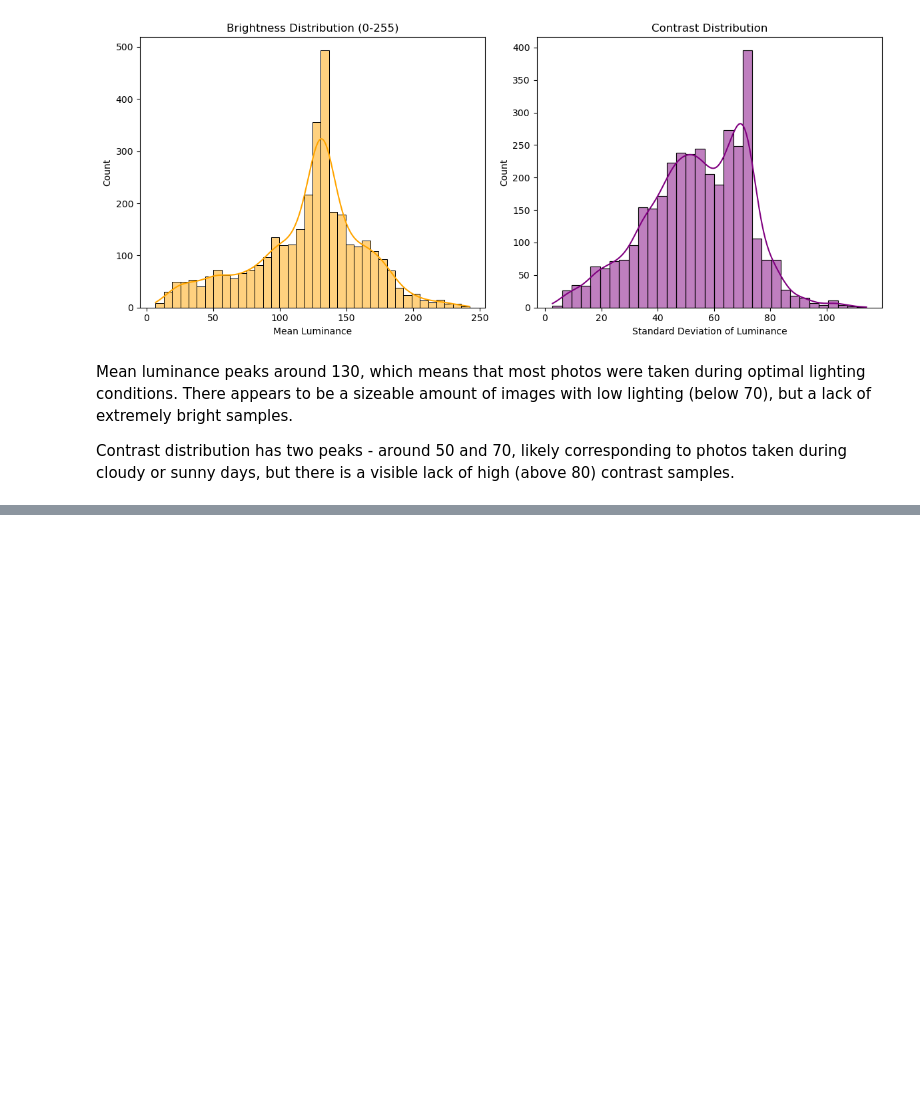
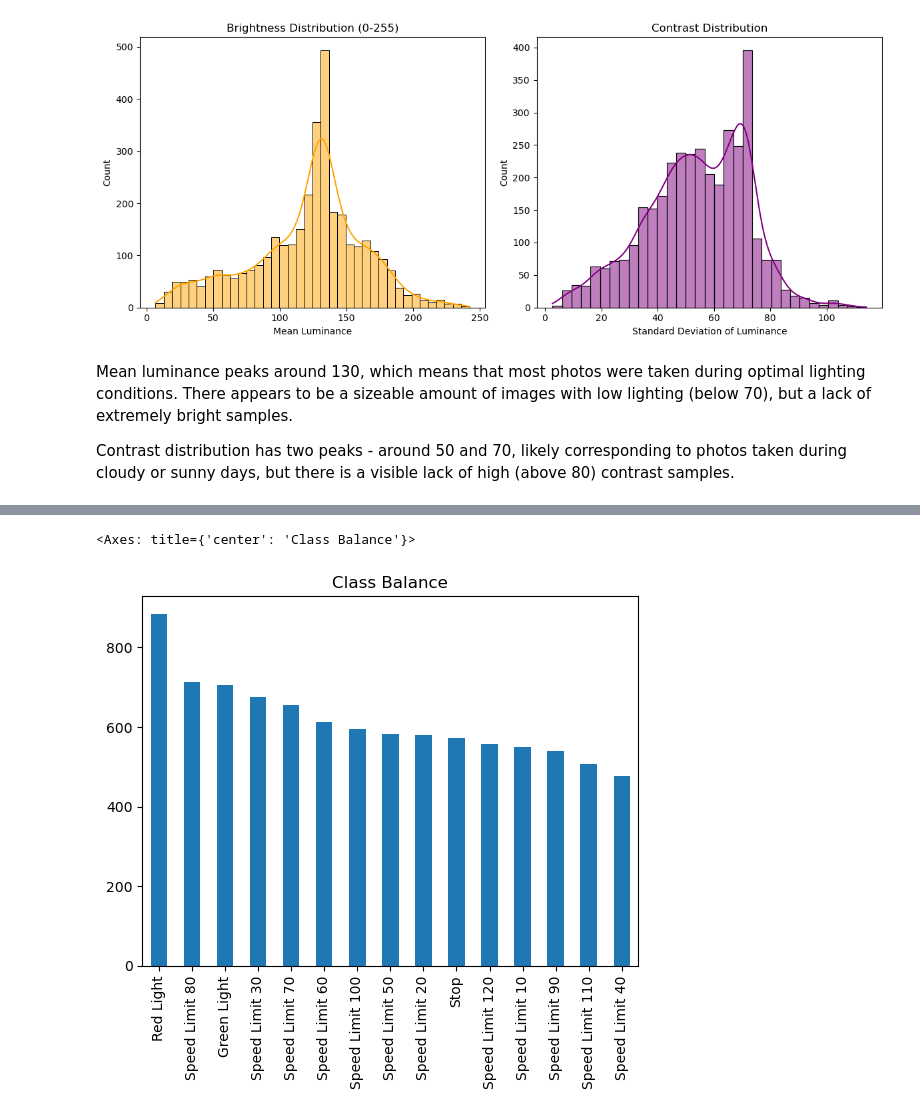
Before and after one commit to MrWlobo/Traffic_Sign_Detection, a Jupyter notebook: main.ipynb, the cells around one changed output, grey strips where cells are left out. Cells and saved outputs as stored; diff of their text form; code cells hidden in the pictures; blank space fills up the shorter version.

```diff
--- a/main.ipynb
+++ b/main.ipynb
@@ -252,0 +365,10 @@ Contrast distribution has two peaks - around 50 and 70, likely corresponding to
+# %%
+with open(yaml_path, "r") as f:
+    data = yaml.safe_load(f)
+    class_map = data["names"]
+
+class_stats = get_class_stats(train_labels_path, class_map)
+class_stats.plot(kind="bar", title="Class Balance")
+# %% [output]
+<Axes: title={'center': 'Class Balance'}>
+[figure, added]
```
Also changed, not shown: parts of 9 cells of this notebook.
